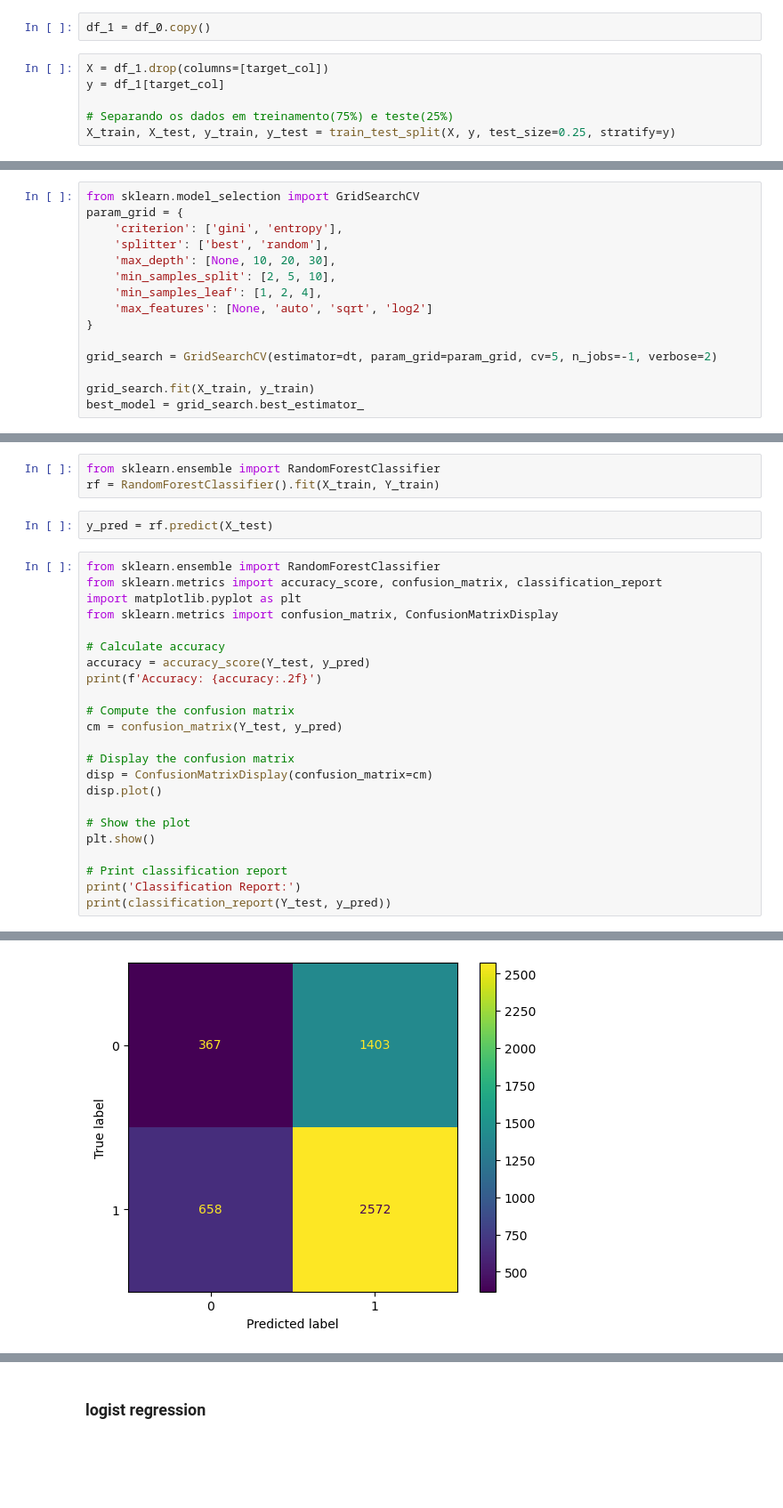
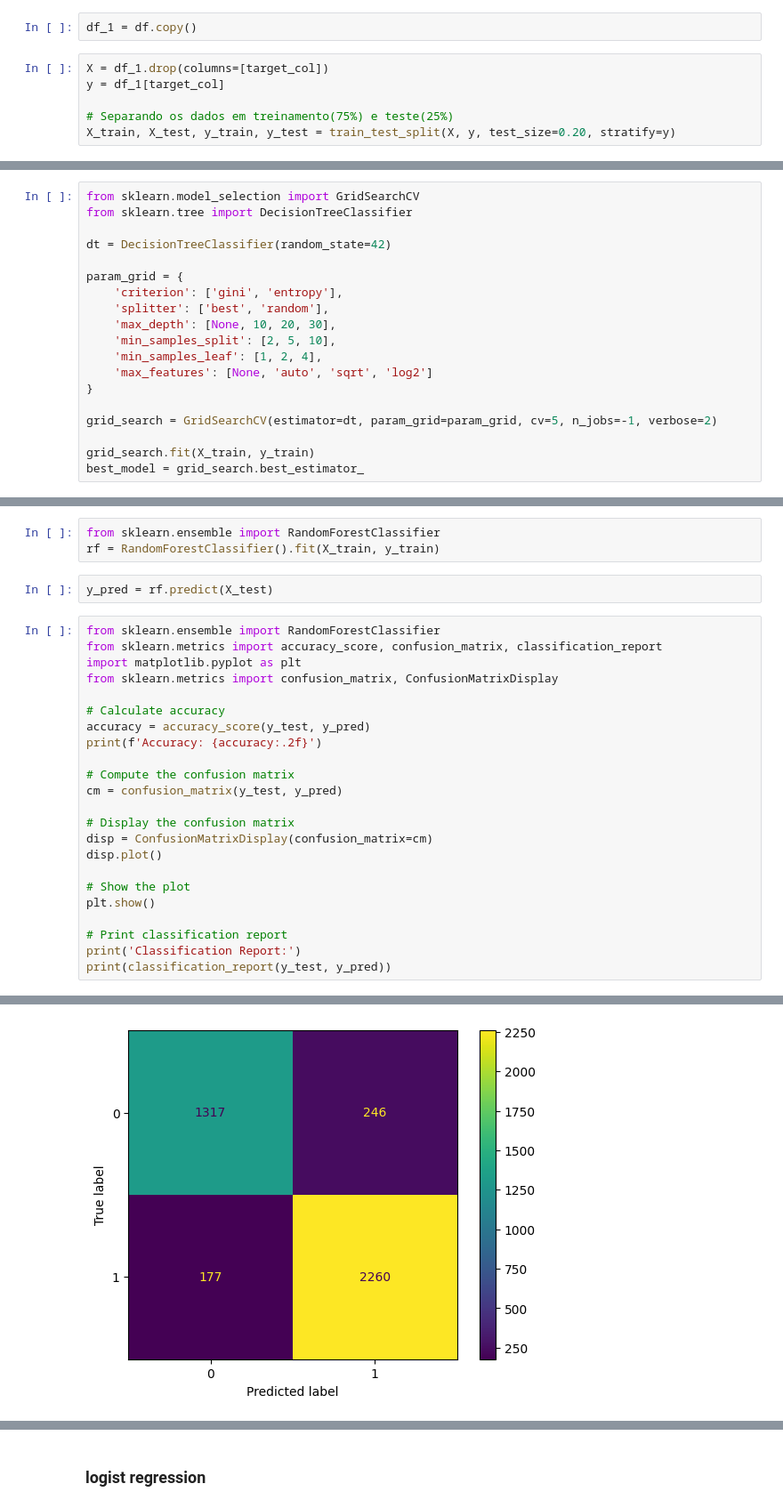
Before and after one commit to Edu-p/interp-conf-ml, a Jupyter notebook: notebooks/models.ipynb, the cells around one changed output, grey strips where cells are left out. Shown: that part at 89% size. Saved outputs shown, nothing was run; the diff lists cells and outputs as text; blank space fills up the shorter version.

```diff
--- a/notebooks/models.ipynb
+++ b/notebooks/models.ipynb
@@ -24,19 +46,23 @@ df_0 = df.copy()
 # %% [markdown]
 # 2. Dividindo entre treino e teste
 # %%
-df_1 = df_0.copy()
+df_1 = df.copy()
 # %%
 X = df_1.drop(columns=[target_col])
 y = df_1[target_col]
 
 # Separando os dados em treinamento(75%) e teste(25%)
-X_train, X_test, y_train, y_test = train_test_split(X, y, test_size=0.25, stratify=y)
+X_train, X_test, y_train, y_test = train_test_split(X, y, test_size=0.20, stratify=y)
 # %% [markdown]
 # 3. Treinamento
 # %% [markdown]
 ## Decision Tree
 # %%
 from sklearn.model_selection import GridSearchCV
+from sklearn.tree import DecisionTreeClassifier
+
+dt = DecisionTreeClassifier(random_state=42)
+
 param_grid = {
     'criterion': ['gini', 'entropy'],
     'splitter': ['best', 'random'],
@@ -95,7 +138,7 @@ weighted avg       0.54      0.53      0.54      5000
 ## Random forest
 # %%
 from sklearn.ensemble import RandomForestClassifier
-rf = RandomForestClassifier().fit(X_train, Y_train)
+rf = RandomForestClassifier().fit(X_train, y_train)
 # %%
 y_pred = rf.predict(X_test)
 # %%
@@ -105,11 +148,11 @@ import matplotlib.pyplot as plt
 from sklearn.metrics import confusion_matrix, ConfusionMatrixDisplay
 
 # Calculate accuracy
-accuracy = accuracy_score(Y_test, y_pred)
+accuracy = accuracy_score(y_test, y_pred)
 print(f'Accuracy: {accuracy:.2f}')
 
 # Compute the confusion matrix
-cm = confusion_matrix(Y_test, y_pred)
+cm = confusion_matrix(y_test, y_pred)
 
 # Display the confusion matrix
 disp = ConfusionMatrixDisplay(confusion_matrix=cm)
@@ -120,5 +163,5 @@ plt.show()
 
 # Print classification report
 print('Classification Report:')
-print(classification_report(Y_test, y_pred))
+print(classification_report(y_test, y_pred))
 # %% [output]
@@ -126,4 +169,4 @@ Accuracy: 0.59
-[figure, old version]
+[figure, new version]
 Classification Report:
               precision    recall  f1-score   support
 
```
Also changed, not shown: parts of 36 cells of this notebook.
